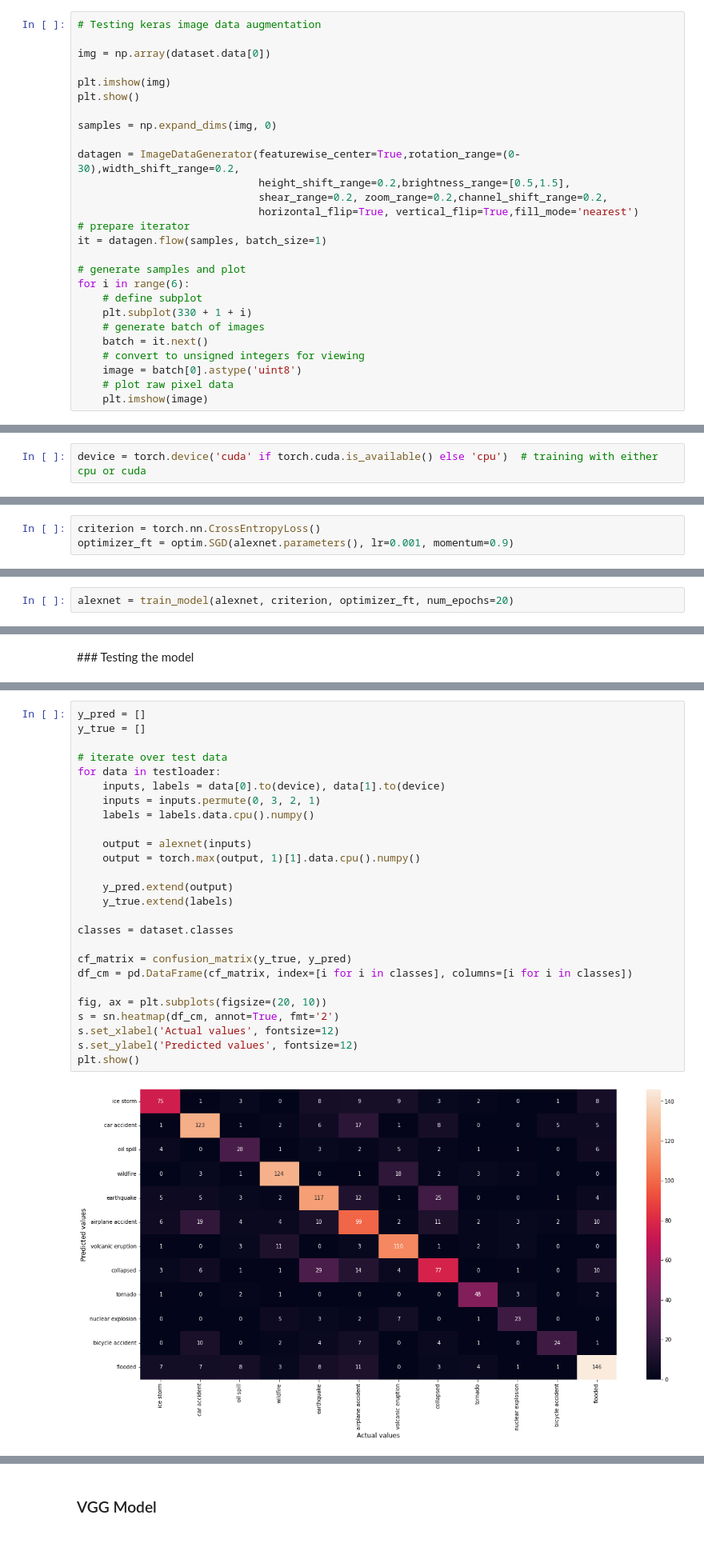
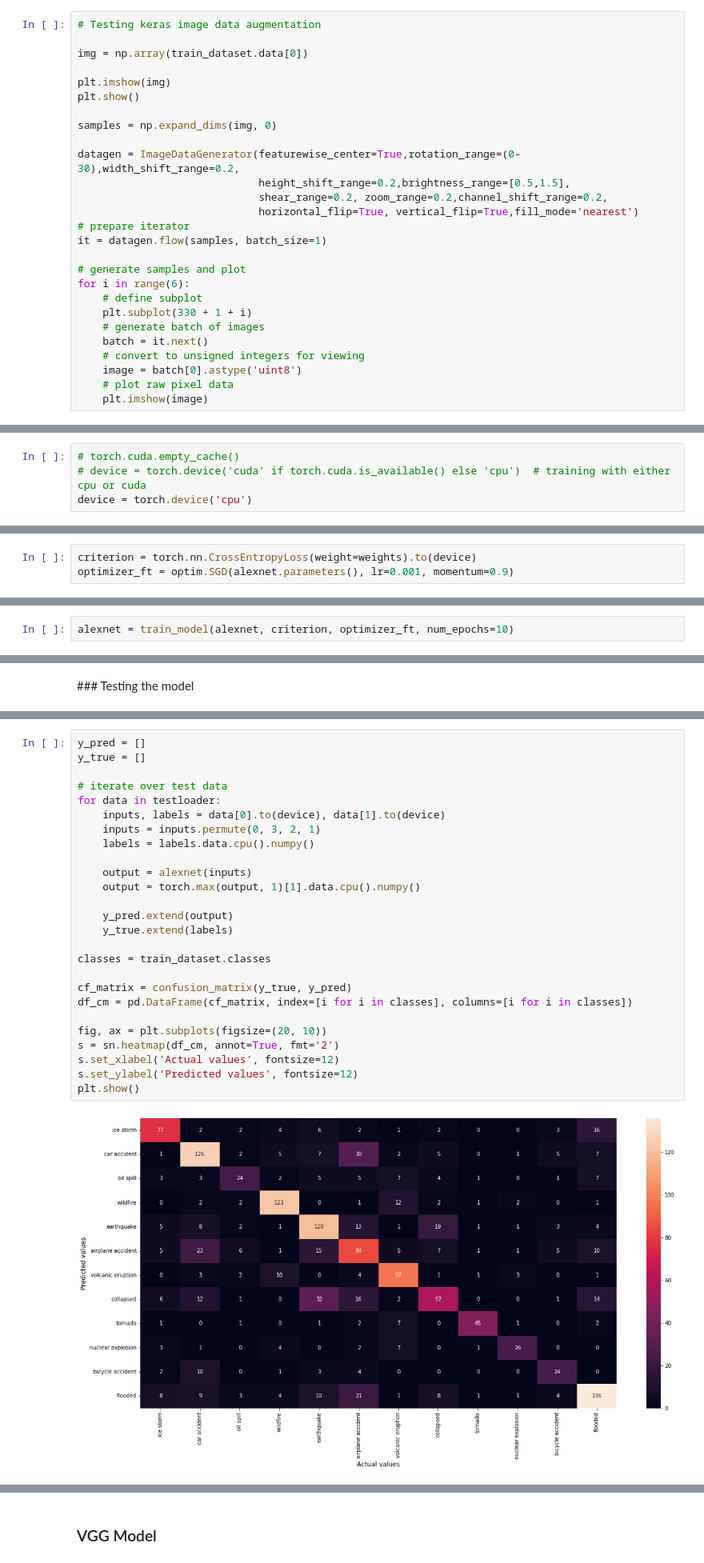
Before and after one commit to Exion35/UT---DataScience, a Jupyter notebook: CVIC Project105.ipynb, the cells around one changed output, grey strips where cells are left out. Shown at 80% size. Saved outputs shown, nothing was run; the diff lists cells and outputs as text.

```diff
--- a/CVIC Project105.ipynb
+++ b/CVIC Project105.ipynb
@@ -213,7 +190,7 @@ imshow(train_df["Image"][r], train_dataset.classes[train_df["Label"][r]])
 # %%
 # Testing keras image data augmentation
 
-img = np.array(dataset.data[0])
+img = np.array(train_dataset.data[0])
 
 plt.imshow(img)
 plt.show()
@@ -277,5 +252,7 @@ The dataset is clearly imbalanced : we are going to oversample using the weights
 # %%
-device = torch.device('cuda' if torch.cuda.is_available() else 'cpu')  # training with either cpu or cuda
+# torch.cuda.empty_cache()
+# device = torch.device('cuda' if torch.cuda.is_available() else 'cpu')  # training with either cpu or cuda
+device = torch.device('cpu')
 # %%
 alexnet = models.alexnet(pretrained=True)
 
@@ -310,7 +287,7 @@ AlexNet(
   )
 )
 # %%
-criterion = torch.nn.CrossEntropyLoss()
+criterion = torch.nn.CrossEntropyLoss(weight=weights).to(device)
 optimizer_ft = optim.SGD(alexnet.parameters(), lr=0.001, momentum=0.9)
 # %%
 def train_model(model, criterion, optimizer, num_epochs=25):
@@ -349,6 +326,6 @@ def train_model(model, criterion, optimizer, num_epochs=25):
 
     return model
 # %%
-alexnet = train_model(alexnet, criterion, optimizer_ft, num_epochs=20)
+alexnet = train_model(alexnet, criterion, optimizer_ft, num_epochs=10)
 # %% [output]
 ----------
@@ -445,29 +424,29 @@ viz_images(alexnet,12)
 # %%
 y_pred = []
 y_true = []
 
 # iterate over test data
 for data in testloader:
     inputs, labels = data[0].to(device), data[1].to(device)
     inputs = inputs.permute(0, 3, 2, 1)
     labels = labels.data.cpu().numpy()
 
     output = alexnet(inputs)
     output = torch.max(output, 1)[1].data.cpu().numpy()
 
     y_pred.extend(output)
     y_true.extend(labels)
 
-classes = dataset.classes
+classes = train_dataset.classes
 
 cf_matrix = confusion_matrix(y_true, y_pred)
 df_cm = pd.DataFrame(cf_matrix, index=[i for i in classes], columns=[i for i in classes])
 
 fig, ax = plt.subplots(figsize=(20, 10))
 s = sn.heatmap(df_cm, annot=True, fmt='2')
 s.set_xlabel('Actual values', fontsize=12)
 s.set_ylabel('Predicted values', fontsize=12)
 plt.show()
 # %% [output]
-[figure, old version]
+[figure, new version]
 # %%
```
Also changed, not shown: parts of 30 cells of this notebook.
